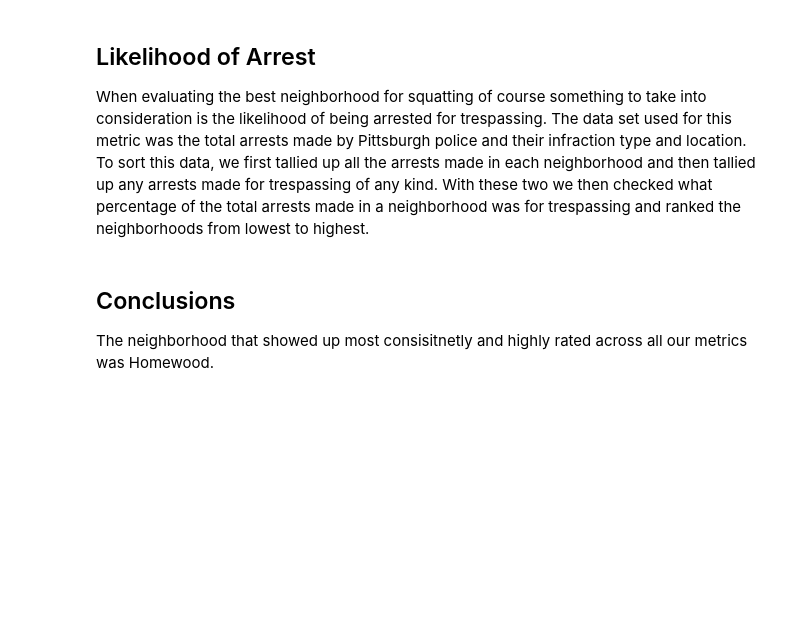
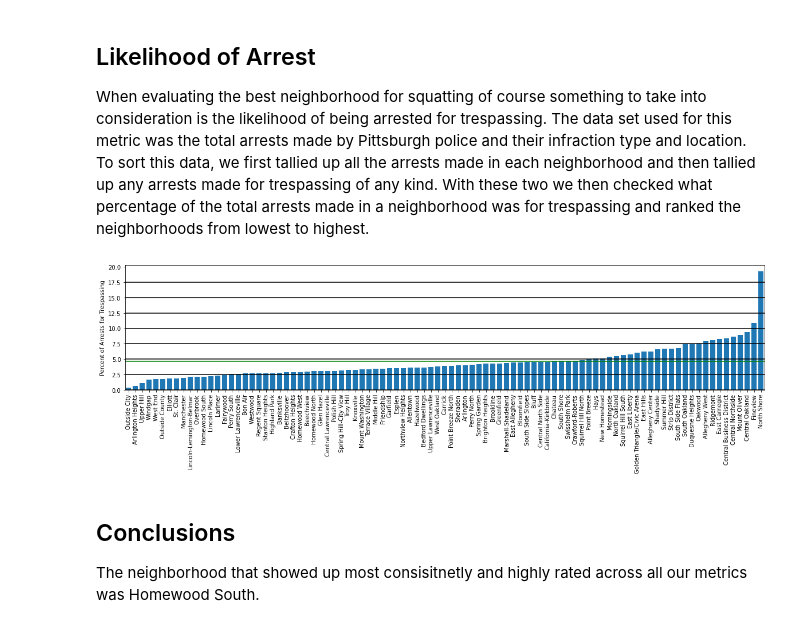
Before and after one commit to JDR134/Big-Ideas-Final-Project, a Jupyter notebook: FinalNotebook.ipynb, the cells around one changed output. Drawn from its saved outputs; the diff is of its cells as text; code cells hidden in the pictures; blank space fills up the shorter version.

```diff
--- a/FinalNotebook.ipynb
+++ b/FinalNotebook.ipynb
@@ -70,23 +91,38 @@ When evaluating the best neighborhood for squatting of course something to take
 # %%
 import pandas as pd
 import matplotlib.pyplot as plt
 import numpy as np
 
 df = pd.read_csv("arrests.csv")
 
 trespass_df = df[df['OFFENSES'].str.contains('TRESPASS', case=False, na=False)]
 trespass_counts = trespass_df['INCIDENTNEIGHBORHOOD'].value_counts().reset_index()
 trespass_counts.columns = ['INCIDENTNEIGHBORHOOD', 'TRESPASS_ARRESTS']
 total_arrests = df['INCIDENTNEIGHBORHOOD'].value_counts().reset_index()
 total_arrests.columns = ['INCIDENTNEIGHBORHOOD', 'TOTAL_ARRESTS']
 
 result_df = pd.merge(trespass_counts, total_arrests, on='INCIDENTNEIGHBORHOOD', how='left')
 
 result_df['PERCENT_TRESPASS'] = (result_df['TRESPASS_ARRESTS'] / result_df['TOTAL_ARRESTS']) * 100
 result_df.sort_values(by='PERCENT_TRESPASS', inplace=True)
-print(result_df)
+#print(result_df)
 arrests = (result_df['TRESPASS_ARRESTS'].sum() / result_df['TOTAL_ARRESTS'].sum())
-print("Average Percent Trespass: ", arrests*100)
+#print("Average Percent Trespass: ", arrests*100)
+
+
+
+plt.figure().set_figwidth(20)
+plt.hlines([0, 2.5,5, 7.5, 10, 12.5, 15, 17.5], -0.5,92.5 )
+plt.hlines([4.6989], -0.5,92.5, colors = 'g')
+plt.xlim(-0.5,92.5        )
+plt.bar(result_df['INCIDENTNEIGHBORHOOD'], result_df['PERCENT_TRESPASS'])
+plt.xticks(rotation='vertical')
+
+plt.title("")
+plt.ylabel("Percent of Arrests for Trespassing")
+plt.show()
+# %% [output]
+[figure, added]
 # %% [markdown]
 ## Conclusions
-The neighborhood that showed up most consisitnetly and highly rated across all our metrics was Homewood.
+The neighborhood that showed up most consisitnetly and highly rated across all our metrics was Homewood South.
```
Also changed, not shown: parts of 5 cells of this notebook.
